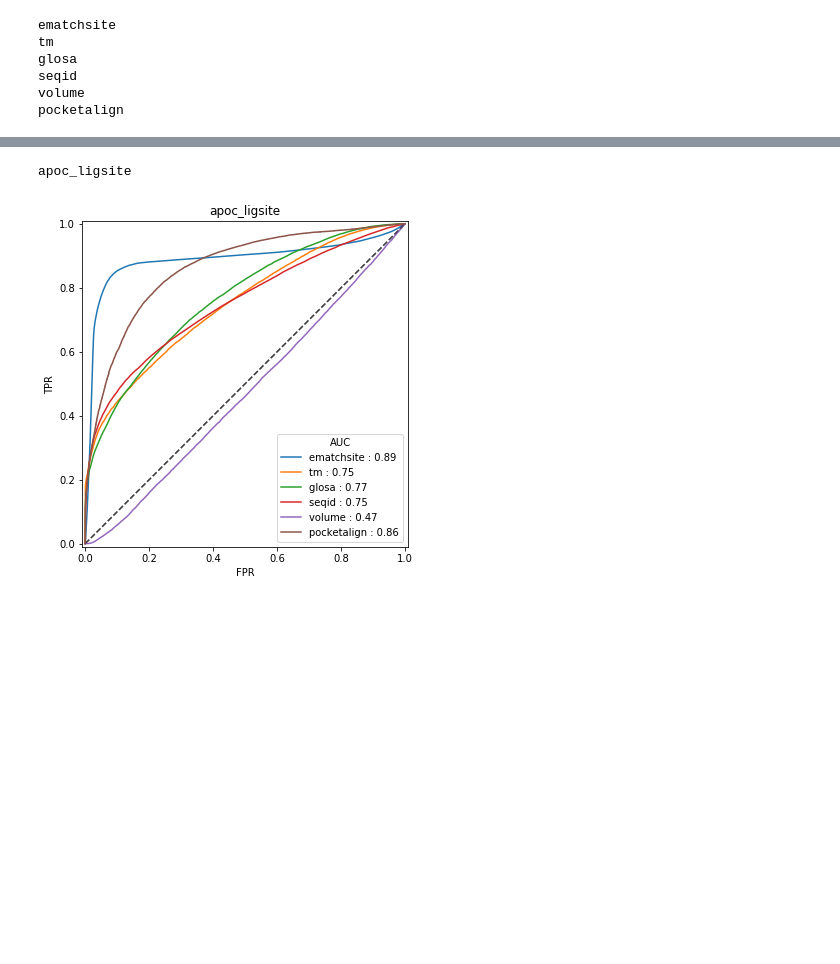
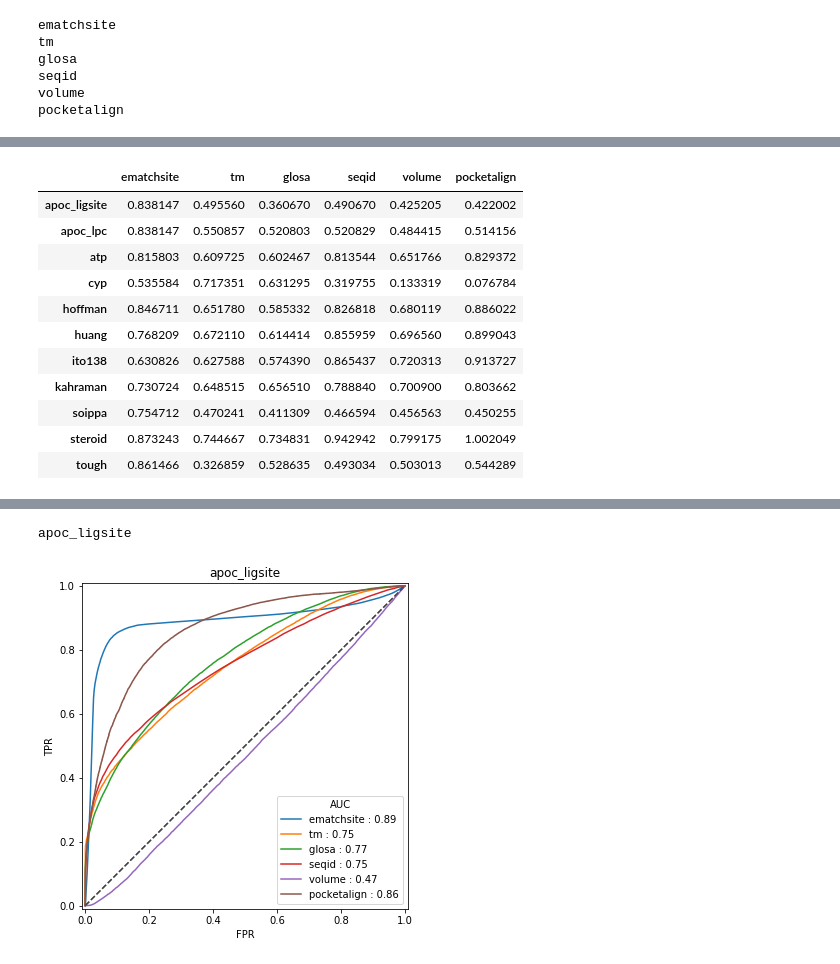
Before and after one commit to CSBG-LSU/Datasets-For-Pocket-Matching, a Jupyter notebook: auc_spider.ipynb, the cells around one changed output, grey strips where cells are left out. Drawn from its saved outputs; the diff is of its cells as text; code cells hidden in the pictures; blank space fills up the shorter version.

```diff
--- a/auc_spider.ipynb
+++ b/auc_spider.ipynb
@@ -127,0 +168,15 @@ rocs_df = pd.DataFrame(rocs).T
+# %%
+acc
+# %% [output]
+|  | ematchsite | tm | glosa | seqid | volume | pocketalign |
+| apoc_ligsite | 0.838147 | 0.495560 | 0.360670 | 0.490670 | 0.425205 | 0.422002 |
+| apoc_lpc | 0.838147 | 0.550857 | 0.520803 | 0.520829 | 0.484415 | 0.514156 |
+| atp | 0.815803 | 0.609725 | 0.602467 | 0.813544 | 0.651766 | 0.829372 |
+| cyp | 0.535584 | 0.717351 | 0.631295 | 0.319755 | 0.133319 | 0.076784 |
+| hoffman | 0.846711 | 0.651780 | 0.585332 | 0.826818 | 0.680119 | 0.886022 |
+| huang | 0.768209 | 0.672110 | 0.614414 | 0.855959 | 0.696560 | 0.899043 |
+| ito138 | 0.630826 | 0.627588 | 0.574390 | 0.865437 | 0.720313 | 0.913727 |
+| kahraman | 0.730724 | 0.648515 | 0.656510 | 0.788840 | 0.700900 | 0.803662 |
+| soippa | 0.754712 | 0.470241 | 0.411309 | 0.466594 | 0.456563 | 0.450255 |
+| steroid | 0.873243 | 0.744667 | 0.734831 | 0.942942 | 0.799175 | 1.002049 |
+| tough | 0.861466 | 0.326859 | 0.528635 | 0.493034 | 0.503013 | 0.544289 |
```
Also changed, not shown: parts of 24 cells of this notebook.
